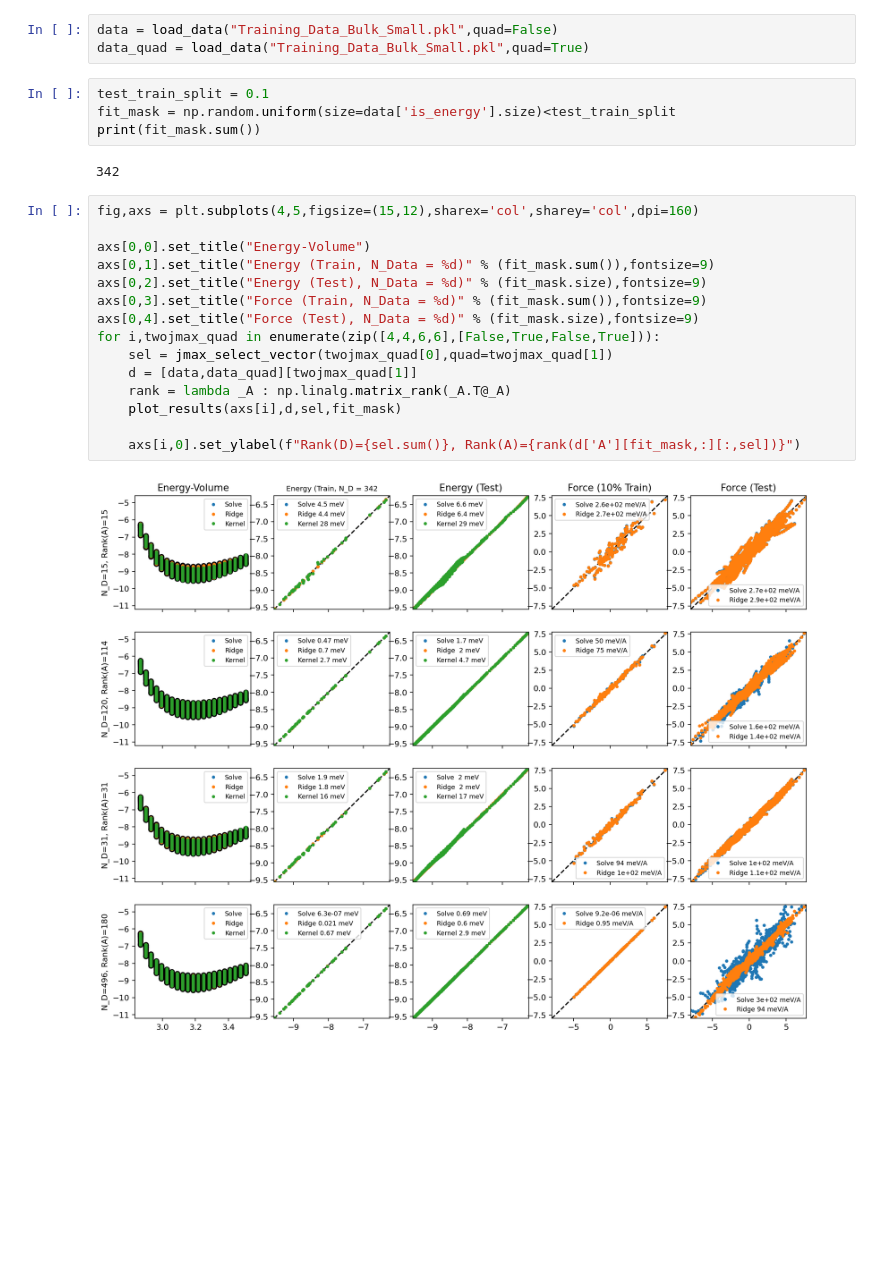
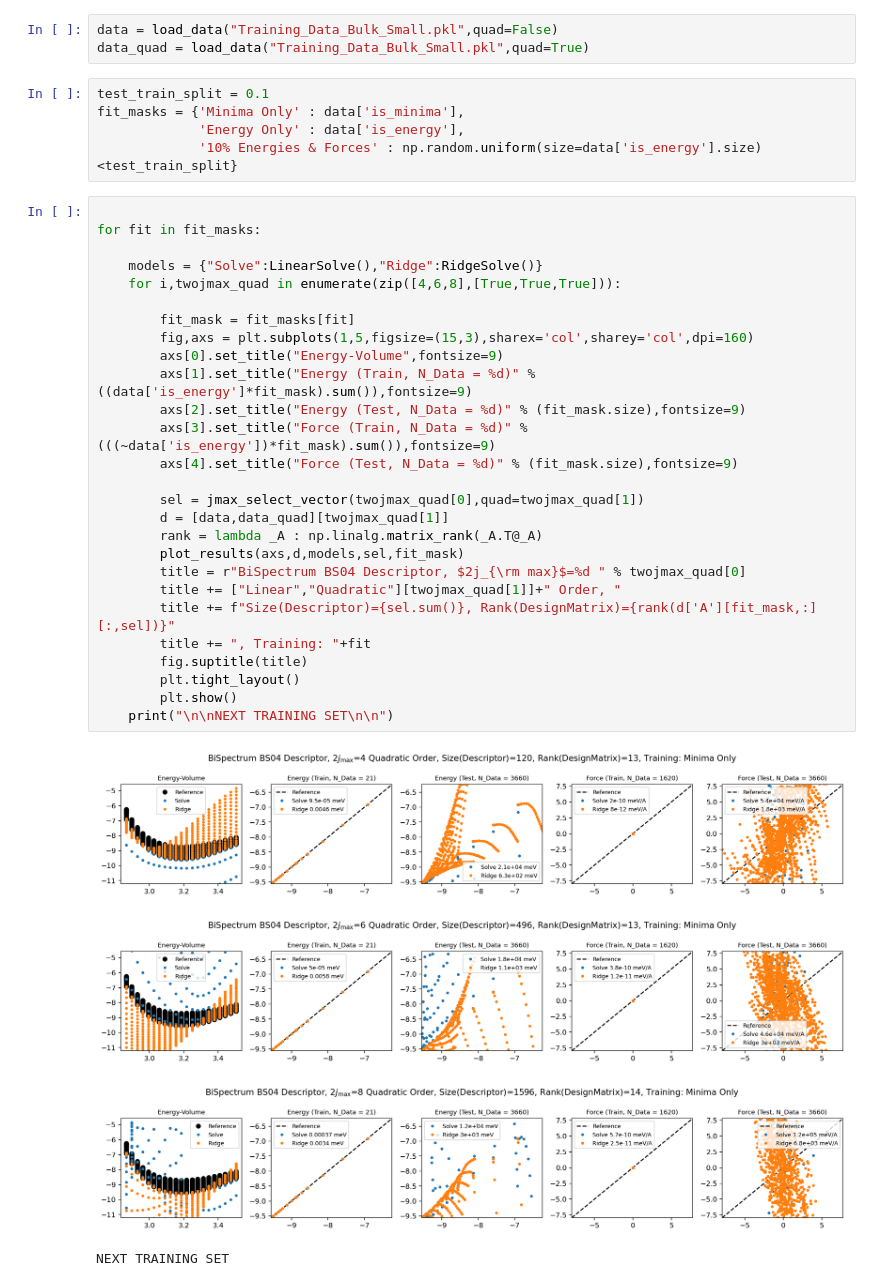
Before and after one commit to tomswinburne/MonacosteExample, a Jupyter notebook: MONACOSTE_Training_Example.ipynb, the cells around one changed output. Saved outputs shown, nothing was run; the diff lists cells and outputs as text; blank space fills up the shorter version.

```diff
--- a/MONACOSTE_Training_Example.ipynb
+++ b/MONACOSTE_Training_Example.ipynb
@@ -135,24 +140,38 @@ data = load_data("Training_Data_Bulk_Small.pkl",quad=False)
 data_quad = load_data("Training_Data_Bulk_Small.pkl",quad=True)
 # %%
 test_train_split = 0.1
-fit_mask = np.random.uniform(size=data['is_energy'].size)<test_train_split
-print(fit_mask.sum())
+fit_masks = {'Minima Only' : data['is_minima'],
+             'Energy Only' : data['is_energy'],
+             '10% Energies & Forces' : np.random.uniform(size=data['is_energy'].size)<test_train_split}
-# %% [output]
-342
 # %%
-fig,axs = plt.subplots(4,5,figsize=(15,12),sharex='col',sharey='col',dpi=160)
 
-axs[0,0].set_title("Energy-Volume")
-axs[0,1].set_title("Energy (Train, N_Data = %d)" % (fit_mask.sum()),fontsize=9)
-axs[0,2].set_title("Energy (Test), N_Data = %d)" % (fit_mask.size),fontsize=9)
-axs[0,3].set_title("Force (Train, N_Data = %d)" % (fit_mask.sum()),fontsize=9)
-axs[0,4].set_title("Force (Test), N_Data = %d)" % (fit_mask.size),fontsize=9)
-for i,twojmax_quad in enumerate(zip([4,4,6,6],[False,True,False,True])):
-    sel = jmax_select_vector(twojmax_quad[0],quad=twojmax_quad[1])
-    d = [data,data_quad][twojmax_quad[1]]
-    rank = lambda _A : np.linalg.matrix_rank(_A.T@_A)
-    plot_results(axs[i],d,sel,fit_mask)
+for fit in fit_masks:
 
-    axs[i,0].set_ylabel(f"Rank(D)={sel.sum()}, Rank(A)={rank(d['A'][fit_mask,:][:,sel])}")
+    models = {"Solve":LinearSolve(),"Ridge":RidgeSolve()}
+    for i,twojmax_quad in enumerate(zip([4,6,8],[True,True,True])):
+
+        fit_mask = fit_masks[fit]
+        fig,axs = plt.subplots(1,5,figsize=(15,3),sharex='col',sharey='col',dpi=160)
+        axs[0].set_title("Energy-Volume",fontsize=9)
+        axs[1].set_title("Energy (Train, N_Data = %d)" % ((data['is_energy']*fit_mask).sum()),fontsize=9)
+        axs[2].set_title("Energy (Test, N_Data = %d)" % (fit_mask.size),fontsize=9)
+        axs[3].set_title("Force (Train, N_Data = %d)" % (((~data['is_energy'])*fit_mask).sum()),fontsize=9)
+        axs[4].set_title("Force (Test, N_Data = %d)" % (fit_mask.size),fontsize=9)
+
+        sel = jmax_select_vector(twojmax_quad[0],quad=twojmax_quad[1])
+        d = [data,data_quad][twojmax_quad[1]]
+        rank = lambda _A : np.linalg.matrix_rank(_A.T@_A)
+        plot_results(axs,d,models,sel,fit_mask)
+        title = r"BiSpectrum BS04 Descriptor, $2j_{\rm max}$=%d " % twojmax_quad[0]
+        title += ["Linear","Quadratic"][twojmax_quad[1]]+" Order, "
+        title += f"Size(Descriptor)={sel.sum()}, Rank(DesignMatrix)={rank(d['A'][fit_mask,:][:,sel])}"
+        title += ", Training: "+fit
+        fig.suptitle(title)
+        plt.tight_layout()
+        plt.show()
+    print("\n\nNEXT TRAINING SET\n\n")
 # %% [output]
-[figure, old version]
+[figure, new version]
+[figure, added]
+[figure, added]
+NEXT TRAINING SET
```
Also changed, not shown: parts of 5 cells of this notebook.
